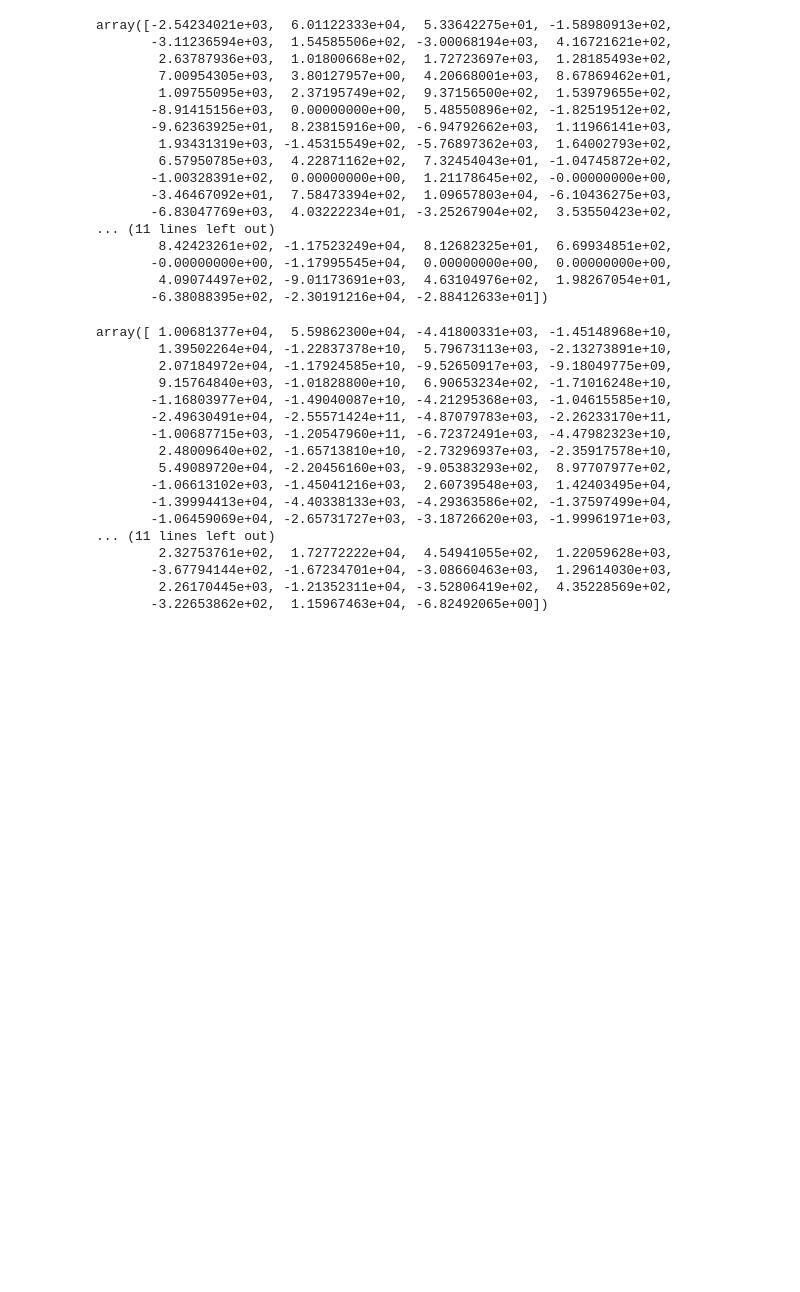
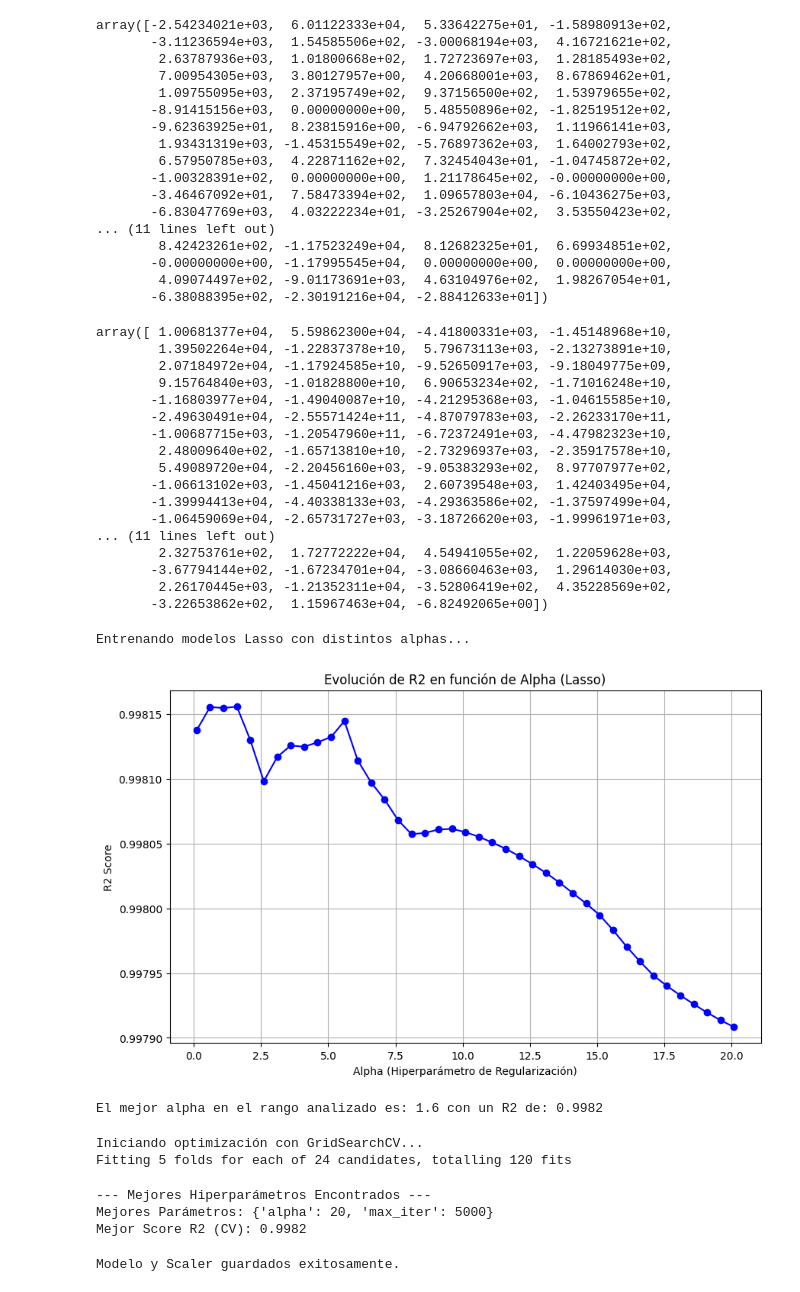
Before and after one commit to mgabrielafiguera-pixel/ModelodeRegresionlinealMgf1, a Jupyter notebook: src/explore.ipynb, the cells around one changed output. Saved outputs shown, nothing was run; the diff lists cells and outputs as text; code cells hidden in the pictures; blank space fills up the shorter version.

```diff
--- a/src/explore.ipynb
+++ b/src/explore.ipynb
@@ -218,3 +218,74 @@ array([ 1.00681377e+04,  5.59862300e+04, -4.41800331e+03, -1.45148968e+10,
        -3.67794144e+02, -1.67234701e+04, -3.08660463e+03,  1.29614030e+03,
         2.26170445e+03, -1.21352311e+04, -3.52806419e+02,  4.35228569e+02,
        -3.22653862e+02,  1.15967463e+04, -6.82492065e+00])
+# %%
+alphas = np.arange(0.1, 20.5, 0.5)
+r2_scores = []
+
+print("Entrenando modelos Lasso con distintos alphas...")
+
+for alpha in alphas:
+    model = Lasso(alpha=alpha, max_iter=10000)
+    model.fit(x_train_esc, y_train)
+    y_pred = model.predict(x_test_esc)
+
+    score = r2_score(y_test, y_pred)
+    r2_scores.append(score)
+
+plt.figure(figsize=(10, 6))
+plt.plot(alphas, r2_scores, marker='o', linestyle='-', color='b')
+plt.title("Evolución de R2 en función de Alpha (Lasso)")
+plt.xlabel("Alpha (Hiperparámetro de Regularización)")
+plt.ylabel("R2 Score")
+plt.grid(True)
+plt.show()
+
+best_alpha_manual = alphas[np.argmax(r2_scores)]
+best_r2_manual = max(r2_scores)
+print(f"El mejor alpha en el rango analizado es: {best_alpha_manual} con un R2 de: {best_r2_manual:.4f}")
+# %% [output]
+Entrenando modelos Lasso con distintos alphas...
+[figure, added]
+El mejor alpha en el rango analizado es: 1.6 con un R2 de: 0.9982
+# %%
+from sklearn.model_selection import GridSearchCV
+
+param_grid = {
+    'alpha': [0.01, 0.1, 1, 5, 10, 20, 50, 100],
+    'max_iter': [1000, 5000, 10000]
+}
+
+grid_search = GridSearchCV(
+    estimator=Lasso(),
+    param_grid=param_grid,
+    cv=5,
+    scoring='r2',
+    n_jobs=-1,
+    verbose=1
+)
+
+print("Iniciando optimización con GridSearchCV...")
+grid_search.fit(x_train_esc, y_train)
+
+print("\n--- Mejores Hiperparámetros Encontrados ---")
+print(f"Mejores Parámetros: {grid_search.best_params_}")
+print(f"Mejor Score R2 (CV): {grid_search.best_score_:.4f}")
+# %% [output]
+Iniciando optimización con GridSearchCV...
+Fitting 5 folds for each of 24 candidates, totalling 120 fits
+--- Mejores Hiperparámetros Encontrados ---
+Mejores Parámetros: {'alpha': 20, 'max_iter': 5000}
+Mejor Score R2 (CV): 0.9982
+# %%
+from pickle import dump
+
+# Guardamos el mejor modelo encontrado por GridSearch
+dump(best_lasso_model, open("optimized_lasso_model.sav", "wb"))
+
+# También es buena práctica guardar el scaler, ya que los datos de entrada
+# futuros deberán escalarse con los mismos parámetros (media y desviación estándar)
+dump(scaler, open("scaler.sav", "wb"))
+
+print("Modelo y Scaler guardados exitosamente.")
+# %% [output]
+Modelo y Scaler guardados exitosamente.
```
Also changed, not shown: parts of 1 cell of this notebook, 2 other files.
